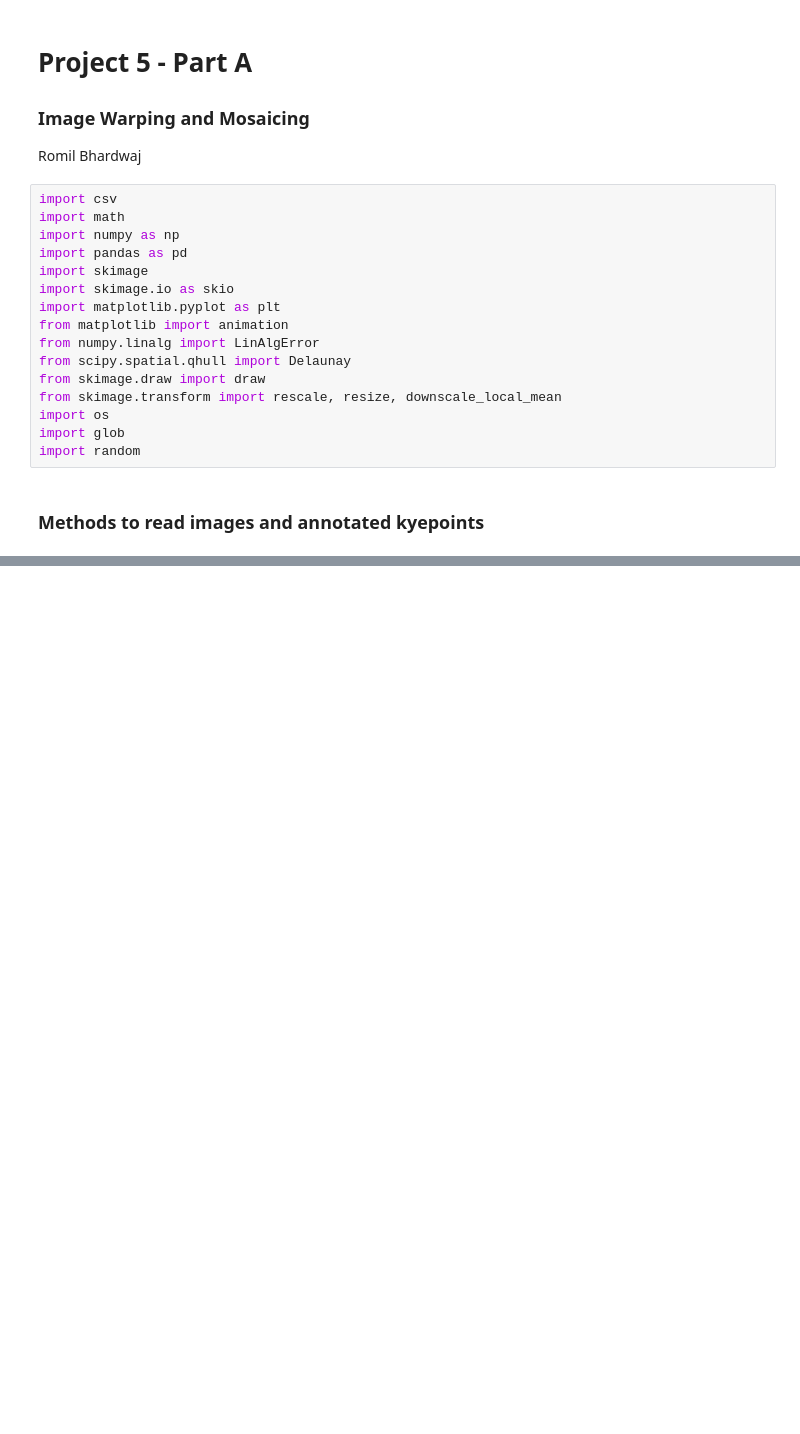
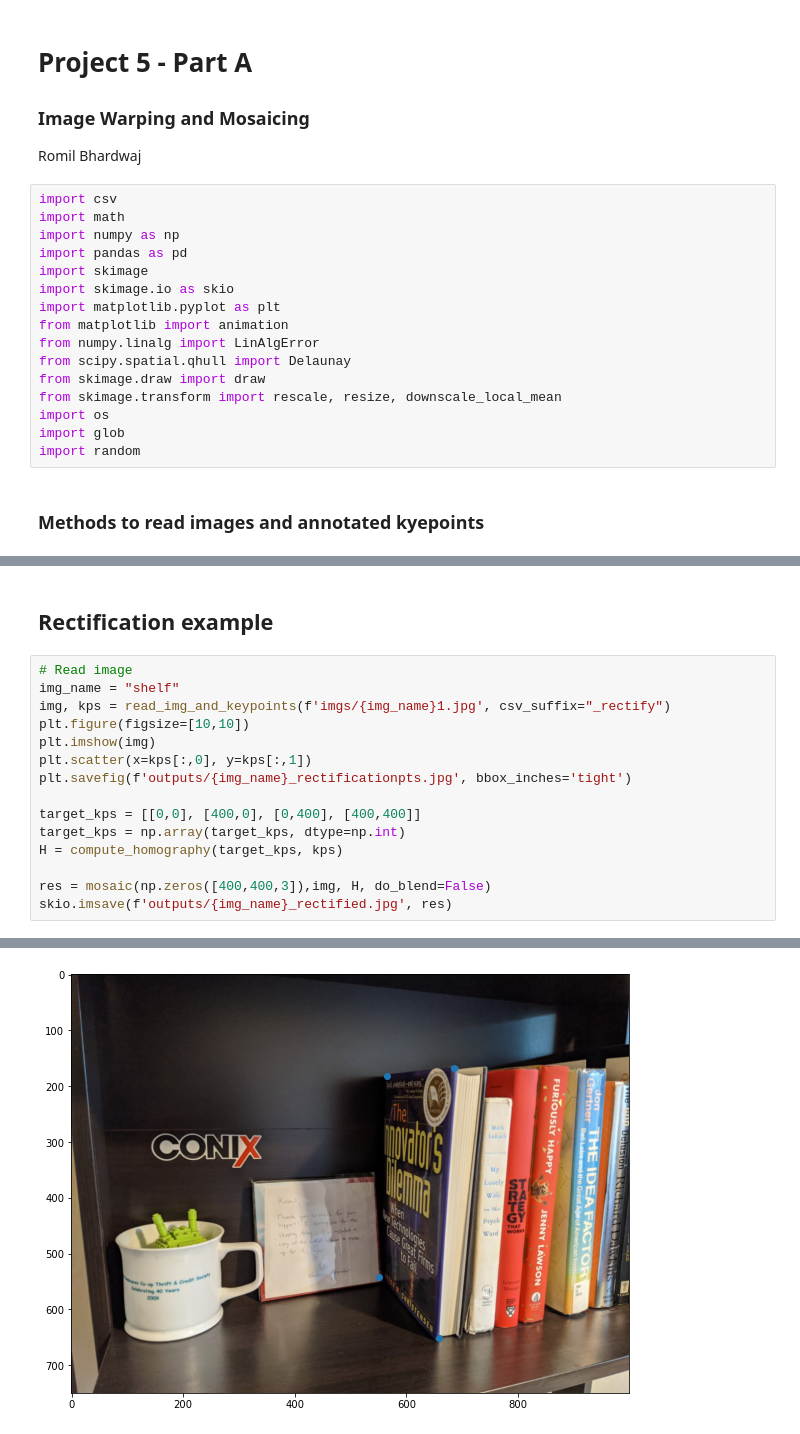
Before and after one commit to romilbhardwaj/cs294-compphotog, a Jupyter notebook: p5/p5-partA.ipynb, the cells around one changed output, grey strips where cells are left out. Drawn from its saved outputs; the diff is of its cells as text; blank space fills up the shorter version.

```diff
--- a/p5/p5-partA.ipynb
+++ b/p5/p5-partA.ipynb
@@ -230,0 +206,18 @@ array([[[0, 0, 0],
+# %% [markdown]
+## Rectification example
+# %%
+# Read image
+img_name = "shelf"
+img, kps = read_img_and_keypoints(f'imgs/{img_name}1.jpg', csv_suffix="_rectify")
+plt.figure(figsize=[10,10])
+plt.imshow(img)
+plt.scatter(x=kps[:,0], y=kps[:,1])
+plt.savefig(f'outputs/{img_name}_rectificationpts.jpg', bbox_inches='tight')
+
+target_kps = [[0,0], [400,0], [0,400], [400,400]]
+target_kps = np.array(target_kps, dtype=np.int)
+H = compute_homography(target_kps, kps)
+
+res = mosaic(np.zeros([400,400,3]),img, H, do_blend=False)
+skio.imsave(f'outputs/{img_name}_rectified.jpg', res)
+# %% [output]
@@ -230,0 +227 @@ array([[[0, 0, 0],
+[figure, added]
```
Also changed, not shown: parts of 12 cells of this notebook, 5 other files.
